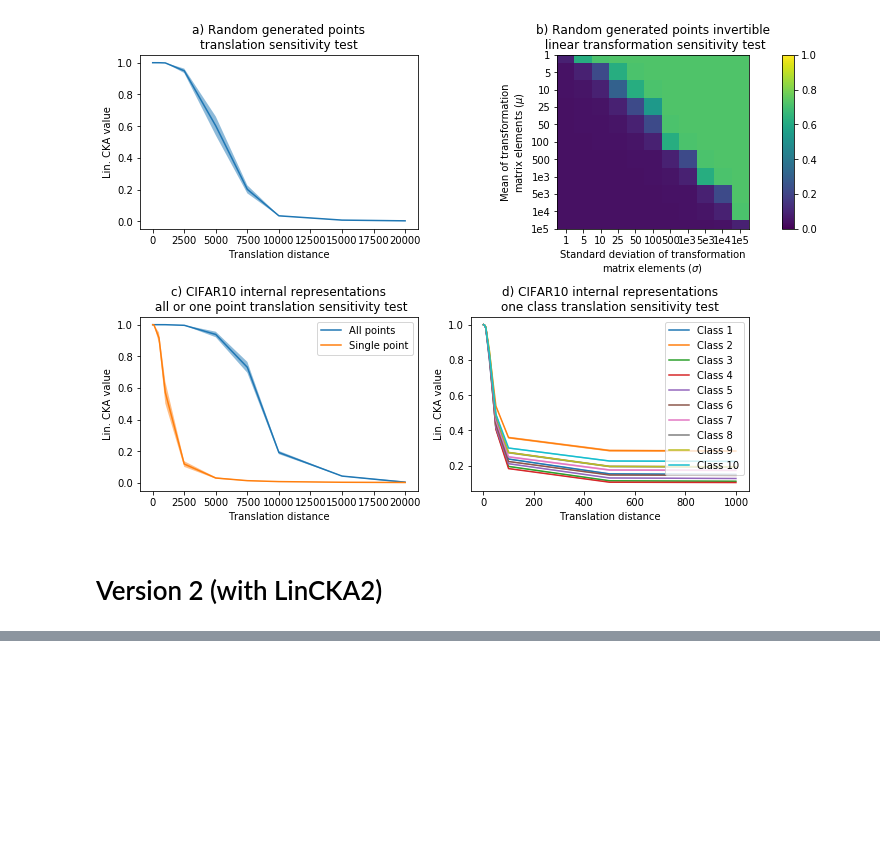
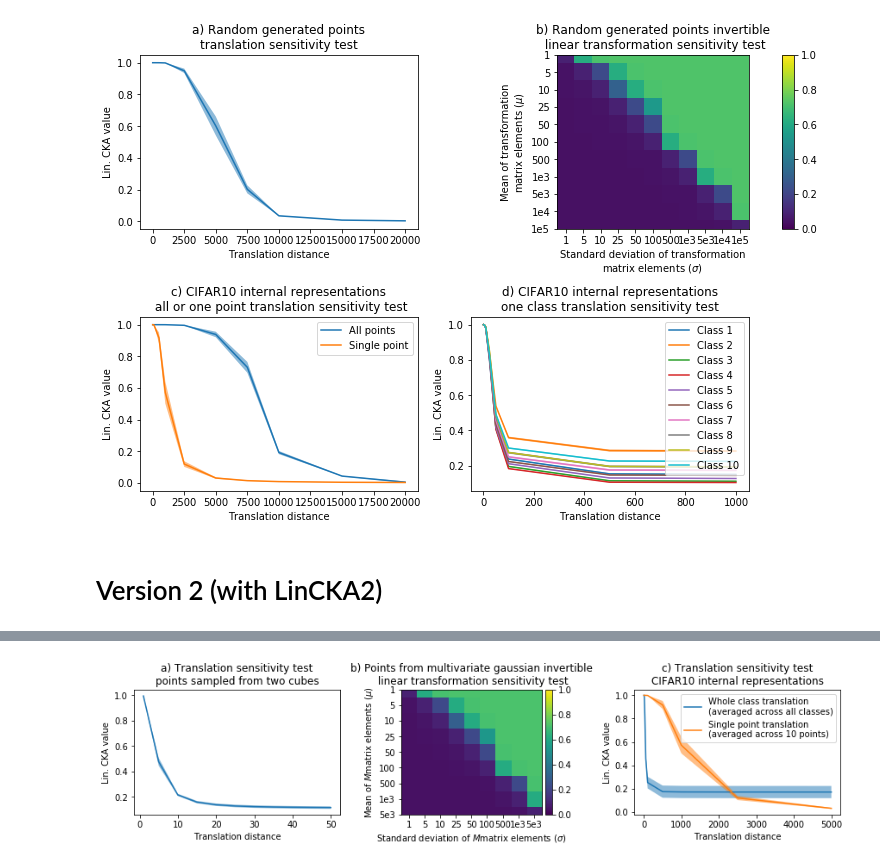
Before and after one commit to shoroi/cka_christmas_tree, a Jupyter notebook: gtrl_workshop_figures.ipynb, the cells around one changed output, grey strips where cells are left out. Cells and saved outputs as stored; diff of their text form; code cells hidden in the pictures; blank space fills up the shorter version.

Commit message:
GT-RL wokrshop at ICLR2022 version, submitted right before this

```diff
--- a/gtrl_workshop_figures.ipynb
+++ b/gtrl_workshop_figures.ipynb
@@ -79,0 +121,60 @@ plt.savefig('figures/sensitivity_tests.png')
+# %%
+gauss_trans_dist_list = c_list = [1, 5, 10, 15, 20, 25, 30, 35, 40, 45, 50]
+mu_list = [1, 5, 10, 25, 50, 100, 500, 1000, 5000]#, 1e4, 1e5]
+sigma_list = [1, 5, 10, 25, 50, 100, 500, 1000, 5000]#, 1e4, 1e5]
+mu_list_labels = ['1', '5', '10', '25', '50', '100', '500', '1e3', '5e3']#, '1e4', '1e5']
+sigma_list_labels = ['1', '5', '10', '25', '50', '100', '500', '1e3', '5e3']#, '1e4', '1e5']
+
+cifar_distances = [1, 5, 10, 25, 50, 100, 500, 1000, 2500, 5000]#, 7500, 1e4, 1.5e4, 2e4]
+# %%
+from mpl_toolkits.axes_grid1 import make_axes_locatable
+
+fig, ax = plt.subplots(1,3, figsize=(12,3), constrained_layout=True)
+
+# gauss translation
+ax[0].plot(gauss_trans_dist_list, gauss_trans_means)
+ax[0].fill_between(gauss_trans_dist_list, gauss_trans_means-10*gauss_trans_stds, gauss_trans_means+10*gauss_trans_stds, alpha = 0.5)
+ax[0].set_xlabel('Translation distance')
+ax[0].set_ylabel('Lin. CKA value')
+ax[0].set_title('a) Translation sensitivity test\npoints sampled from two cubes')
+
+# gauss inv_lin
+im = ax[1].imshow(gauss_inv_lin_means, interpolation ='nearest', vmin=0, vmax=1)
+ax[1].set_xticks(np.arange(len(sigma_list)))
+ax[1].set_yticks(np.arange(len(mu_list)))
+ax[1].set_xticklabels(sigma_list_labels)
+ax[1].set_yticklabels(mu_list_labels)
+
+divider = make_axes_locatable(ax[1])
+cax = divider.append_axes("right", size="5%", pad=0.05)
+
+fig.colorbar(im, cax = cax)
+ax[1].set_title('b) Points from multivariate gaussian invertible\n linear transformation sensitivity test')
+ax[1].set_xlabel(r'Standard deviation of $M$'+r'matrix elements ($\sigma$)')
+ax[1].set_ylabel(r'Mean of $M$'+r'matrix elements ($\mu$)')
+
+# CIFAR10 all classes and outliers
+ax[2].plot(cifar_distances, cifar_classes_means, label = 'Whole class translation\n(averaged across all classes)')
+ax[2].fill_between(cifar_distances, cifar_classes_means-cifar_classes_stds, cifar_classes_means+cifar_classes_stds, alpha = 0.5)
+
+ax[2].plot(cifar_distances, cifar_outlier_means, label = 'Single point translation\n(averaged across 10 points)')
+ax[2].fill_between(cifar_distances, cifar_outlier_means-cifar_outlier_stds, cifar_outlier_means+cifar_outlier_stds, alpha = 0.5)
+ax[2].legend()
+ax[2].set_xlabel('Translation distance')
+ax[2].set_ylabel('Lin. CKA value')
+ax[2].set_title('c) Translation sensitivity test\nCIFAR10 internal representations')
+
+# One class at the time
+# end = -6
+# for i in range(1,11):
+#     ax[1,1].plot(cifar_distances[:end], cifar_classes_means[i,:,1][:end], label = 'Class {}'.format(i))
+#     ax[1,1].fill_between(cifar_distances[:end], cifar_classes_means[i,:,1][:end]-cifar_classes_stds[i,:,1][:end], cifar_classes_means[i,:,1][:end]+cifar_classes_stds[i,:,1][:end], alpha = 0.5)
+
+# ax[1,1].legend()
+# ax[1,1].set_title('d) CIFAR10 internal representations\none class translation sensitivity test')
+# ax[1,1].set_xlabel('Translation distance')
+# ax[1,1].set_ylabel('Lin. CKA value')
+
+plt.savefig('figures/sensitivity_tests_lincka2.png')
+# %% [output]
+[figure, added]
```
Also changed, not shown: parts of 4 cells of this notebook, 2 other files.
